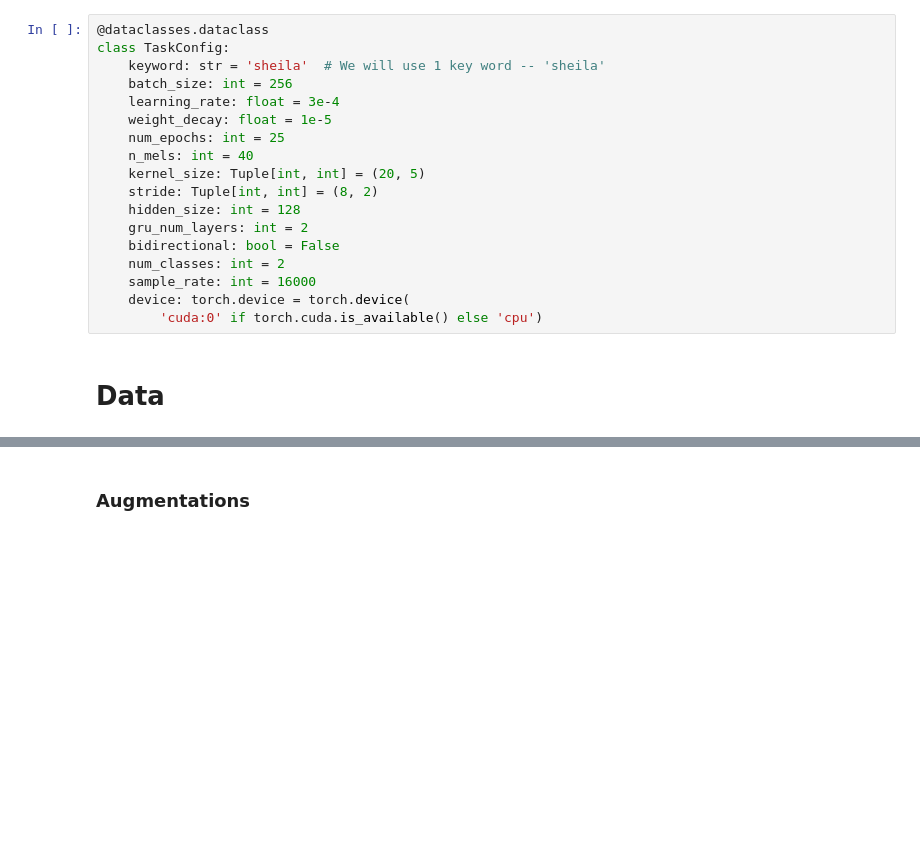
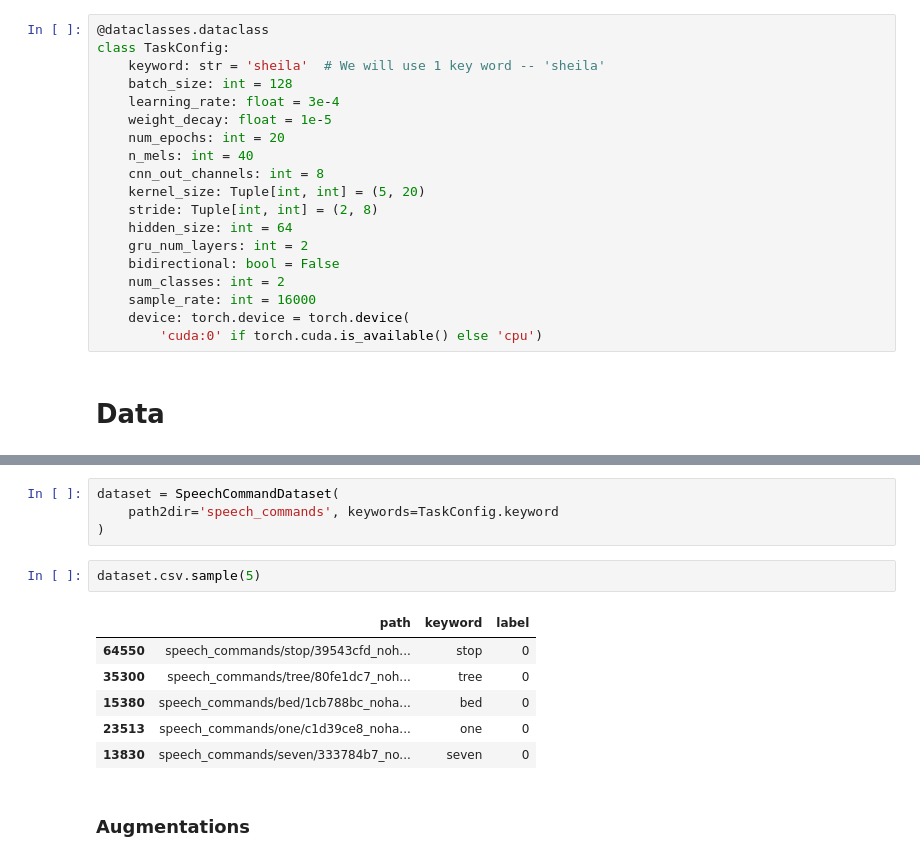
Before and after one commit to markovka17/dla, a Jupyter notebook: week06/seminar.ipynb, the cells around one changed output, grey strips where cells are left out. Drawn from its saved outputs; the diff is of its cells as text; blank space fills up the shorter version.

```diff
--- a/week06/seminar.ipynb
+++ b/week06/seminar.ipynb
@@ -30,14 +47,15 @@ We will implement the version with CRNN because it is easy and improves the mode
 @dataclasses.dataclass
 class TaskConfig:
     keyword: str = 'sheila'  # We will use 1 key word -- 'sheila'
-    batch_size: int = 256
+    batch_size: int = 128
     learning_rate: float = 3e-4
     weight_decay: float = 1e-5
-    num_epochs: int = 25
+    num_epochs: int = 20
     n_mels: int = 40
-    kernel_size: Tuple[int, int] = (20, 5)
-    stride: Tuple[int, int] = (8, 2)
-    hidden_size: int = 128
+    cnn_out_channels: int = 8
+    kernel_size: Tuple[int, int] = (5, 20)
+    stride: Tuple[int, int] = (2, 8)
+    hidden_size: int = 64
     gru_num_layers: int = 2
     bidirectional: bool = False
     num_classes: int = 2
@@ -58,3 +127,16 @@ labeled_data.sample(3)
+# %%
+dataset = SpeechCommandDataset(
+    path2dir='speech_commands', keywords=TaskConfig.keyword
+)
+# %%
+dataset.csv.sample(5)
+# %% [output]
+|  | path | keyword | label |
+| 64550 | speech_commands/stop/39543cfd_noh... | stop | 0 |
+| 35300 | speech_commands/tree/80fe1dc7_noh... | tree | 0 |
+| 15380 | speech_commands/bed/1cb788bc_noha... | bed | 0 |
+| 23513 | speech_commands/one/c1d39ce8_noha... | one | 0 |
+| 13830 | speech_commands/seven/333784b7_no... | seven | 0 |
 # %% [markdown]
 ### Augmentations
 # %%
```
Also changed, not shown: parts of 25 cells of this notebook.
